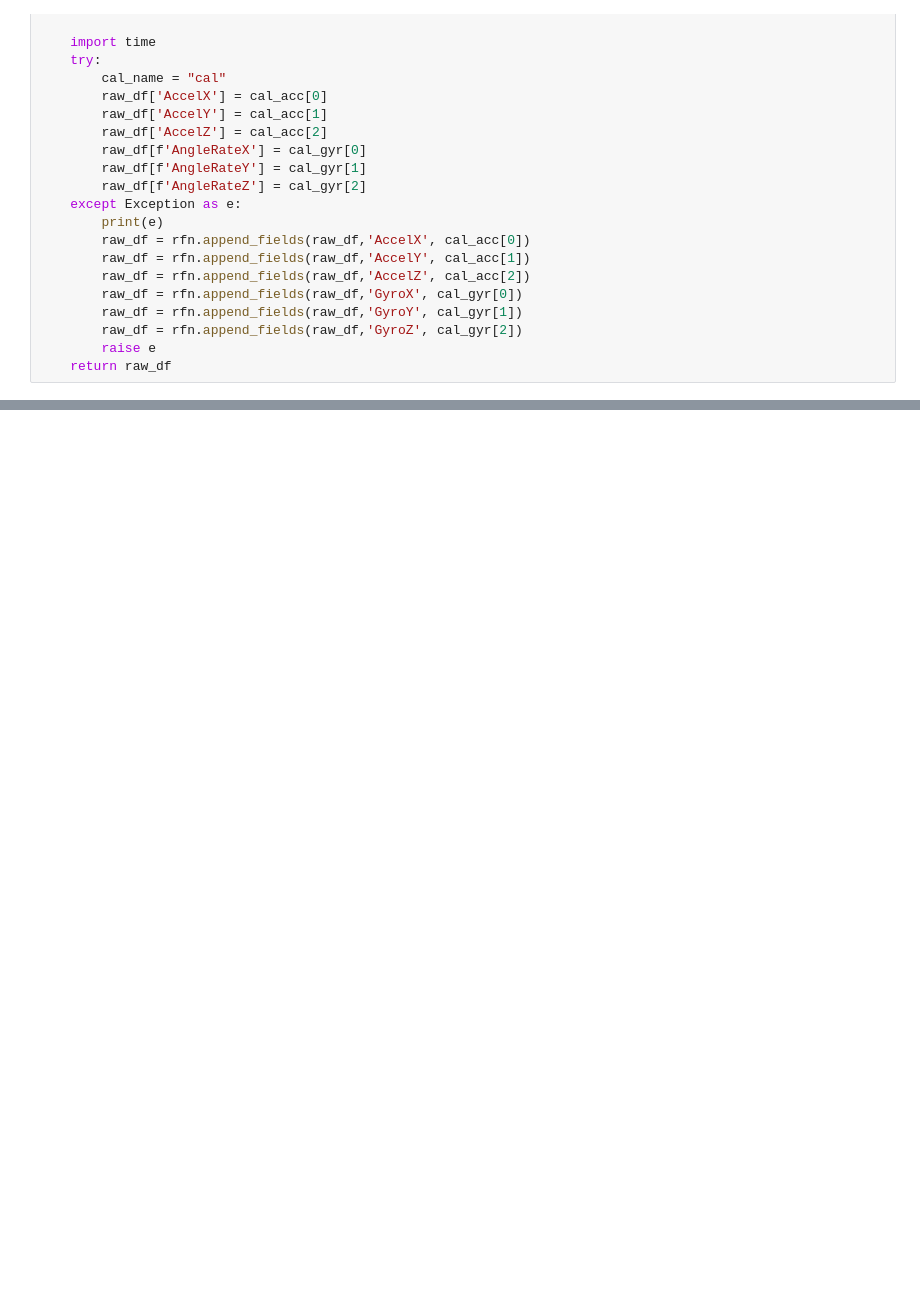
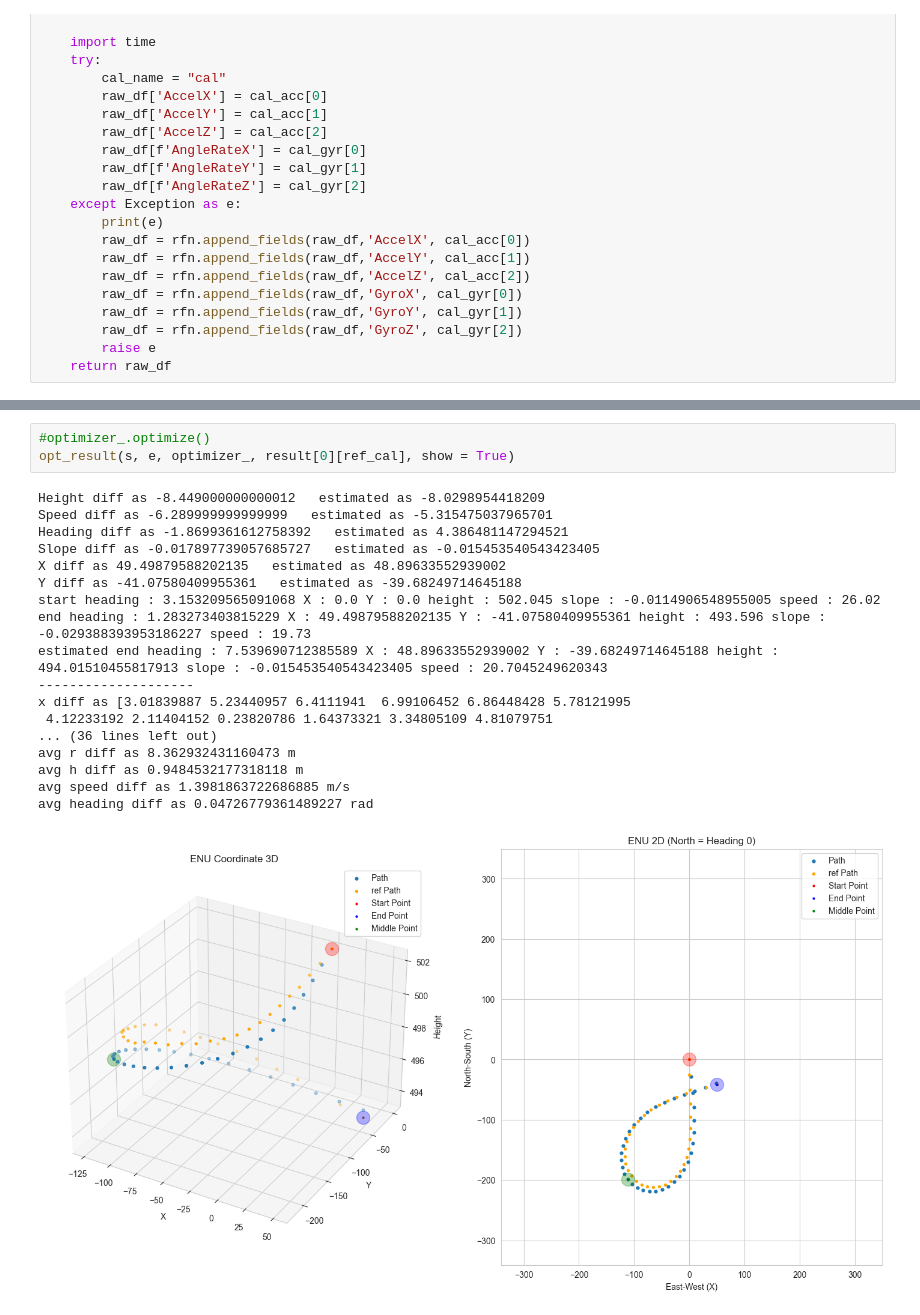
Before and after one commit to yangjunwon1309/DPG_GPS_Outage, a Jupyter notebook: detect_intiate.ipynb, the cells around one changed output, grey strips where cells are left out. Saved outputs shown, nothing was run; the diff lists cells and outputs as text; blank space fills up the shorter version.

```diff
--- a/detect_intiate.ipynb
+++ b/detect_intiate.ipynb
@@ -642,0 +1522,22 @@ plt.legend()
+# %%
+#optimizer_.optimize()
+opt_result(s, e, optimizer_, result[0][ref_cal], show = True)
+# %% [output]
+Height diff as -8.449000000000012   estimated as -8.0298954418209
+Speed diff as -6.289999999999999   estimated as -5.315475037965701
+Heading diff as -1.8699361612758392   estimated as 4.386481147294521
+Slope diff as -0.017897739057685727   estimated as -0.015453540543423405
+X diff as 49.49879588202135   estimated as 48.89633552939002
+Y diff as -41.07580409955361   estimated as -39.68249714645188
+start heading : 3.153209565091068 X : 0.0 Y : 0.0 height : 502.045 slope : -0.0114906548955005 speed : 26.02
+end heading : 1.283273403815229 X : 49.49879588202135 Y : -41.07580409955361 height : 493.596 slope : -0.029388393953186227 speed : 19.73
+estimated end heading : 7.539690712385589 X : 48.89633552939002 Y : -39.68249714645188 height : 494.01510455817913 slope : -0.015453540543423405 speed : 20.7045249620343
+--------------------
+x diff as [3.01839887 5.23440957 6.4111941  6.99106452 6.86448428 5.78121995
+ 4.12233192 2.11404152 0.23820786 1.64373321 3.34805109 4.81079751
+... (36 lines left out)
+avg r diff as 8.362932431160473 m
+avg h diff as 0.9484532177318118 m
+avg speed diff as 1.3981863722686885 m/s
+avg heading diff as 0.04726779361489227 rad
+[figure, added]
```
Also changed, not shown: parts of 10 cells of this notebook.
